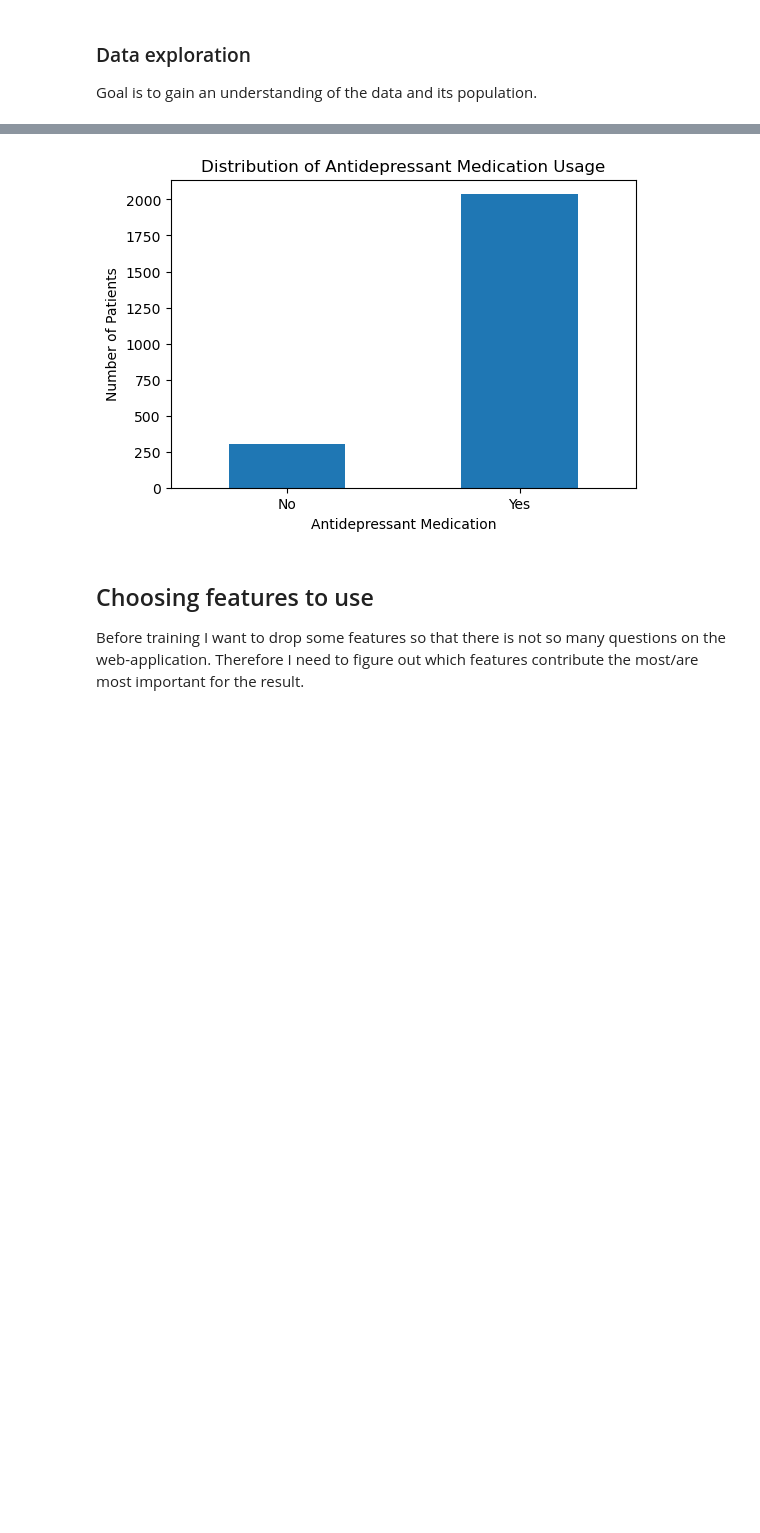
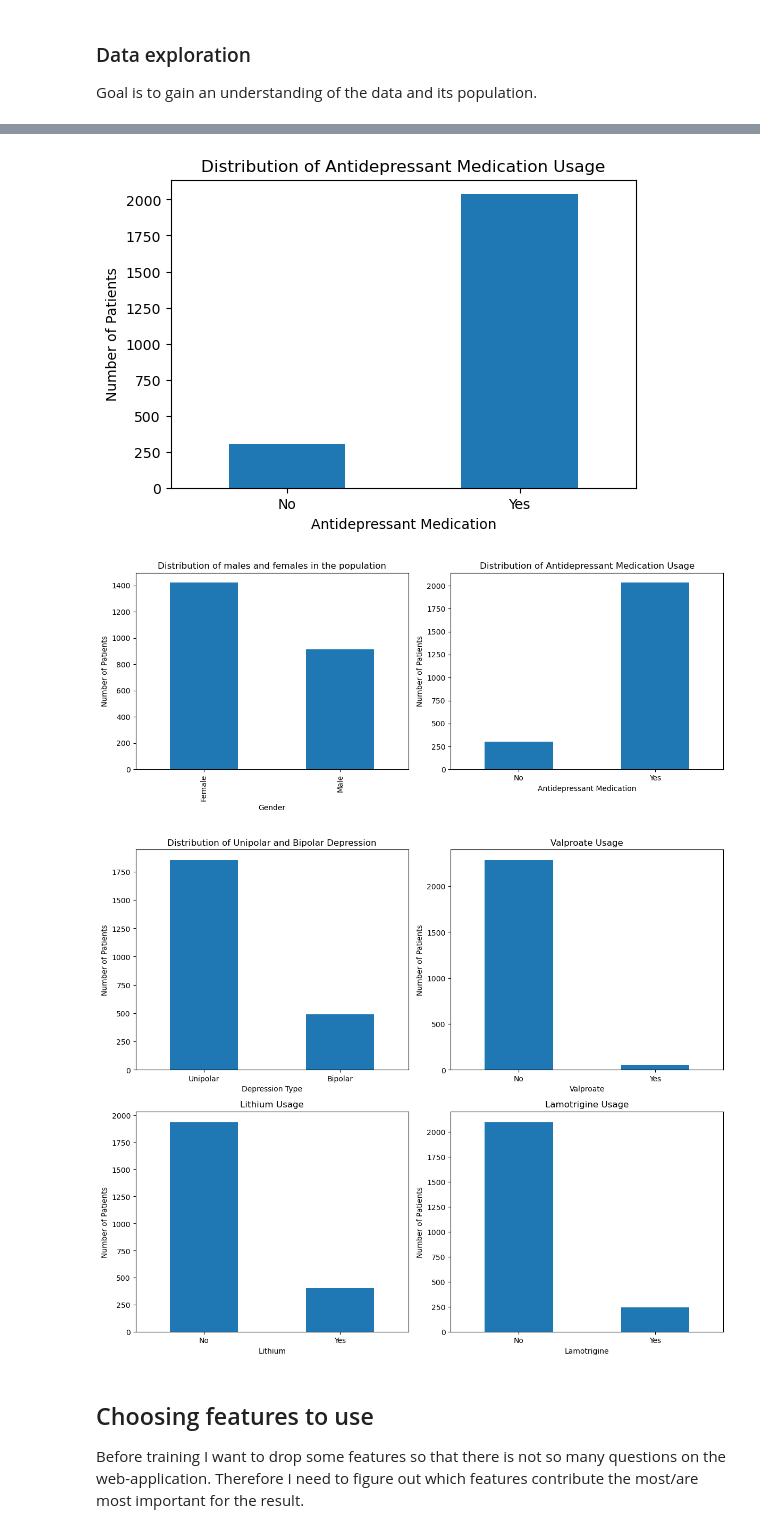
Before and after one commit to sofie-aa/Master-Thesis, a Jupyter notebook: Code/data_processing.ipynb, the cells around one changed output, grey strips where cells are left out. Cells and saved outputs as stored; diff of their text form; code cells hidden in the pictures; blank space fills up the shorter version.

Commit message:
Many fixes, new visualisations etc..

```diff
--- a/Code/data_processing.ipynb
+++ b/Code/data_processing.ipynb
@@ -83,33 +118,85 @@ med_counts = X_train["AntidepressantMedication"].map({0: "No", 1: "Yes"}).value_
 med_counts = med_counts.reindex(["No", "Yes"])
 plt.figure(figsize=(6,4))
 med_counts.plot(kind="bar")
 plt.title("Distribution of Antidepressant Medication Usage")
 plt.xlabel("Antidepressant Medication")
 plt.ylabel("Number of Patients")
 plt.xticks(rotation=0)
 plt.show()
+
+#Combine the two graphs into one picture
+fig, axes = plt.subplots(1, 2, figsize=(12, 5))
+# Plot gender distribution
+genderCounts.plot(kind='bar', ax=axes[0])
+axes[0].set_title('Distribution of males and females in the population')
+axes[0].set_xlabel('Gender')
+axes[0].set_ylabel('Number of Patients')
+# Plot antidepressant medication usage distribution
+med_counts.plot(kind="bar", ax=axes[1])
+axes[1].set_title("Distribution of Antidepressant Medication Usage")
+axes[1].set_xlabel("Antidepressant Medication")
+axes[1].set_ylabel("Number of Patients")
+axes[1].set_xticklabels(["No", "Yes"], rotation=0)
+plt.tight_layout()
+plt.show()
+
+#Show distribution of people with unipolar/bipolar and distribution of medicine used to treat or stabilize mood in bipolar patients.
+fig, axes = plt.subplots(2, 2, figsize=(12, 10))
+
+#1. Unipolar / Bipolar distribution
+X_train["DepressionType"].value_counts().plot(kind="bar", ax=axes[0, 0])
+axes[0, 0].set_title("Distribution of Unipolar and Bipolar Depression")
+axes[0, 0].set_xlabel("Depression Type")
+axes[0, 0].set_ylabel("Number of Patients")
+axes[0, 0].tick_params(axis="x", rotation=0)
+
+#2. Valproate usage
+X_train["Valproate"].value_counts().sort_index().plot(kind="bar", ax=axes[0, 1])
+axes[0, 1].set_title("Valproate Usage")
+axes[0, 1].set_xlabel("Valproate")
+axes[0, 1].set_ylabel("Number of Patients")
+axes[0, 1].set_xticklabels(["No", "Yes"], rotation=0)
+
+#3. Lithium usage
+X_train["Lithium"].value_counts().sort_index().plot(kind="bar", ax=axes[1, 0])
+axes[1, 0].set_title("Lithium Usage")
+axes[1, 0].set_xlabel("Lithium")
+axes[1, 0].set_ylabel("Number of Patients")
+axes[1, 0].set_xticklabels(["No", "Yes"], rotation=0)
+
+#4. Lamotrigine usage
+X_train["Lamotrigine"].value_counts().sort_index().plot(kind="bar", ax=axes[1, 1])
+axes[1, 1].set_title("Lamotrigine Usage")
+axes[1, 1].set_xlabel("Lamotrigine")
+axes[1, 1].set_ylabel("Number of Patients")
+axes[1, 1].set_xticklabels(["No", "Yes"], rotation=0)
+
+plt.tight_layout()
+plt.show()
 # %% [output]
        PsychoticFeatures  SubstanceUse  PersonalityDisorder  AnxietyDisorder  \
 count        2339.000000   2339.000000          2339.000000      2339.000000
 mean            0.183412      0.221890             0.120564         0.309534
 std             0.387086      0.415606             0.325690         0.462400
 min             0.000000      0.000000             0.000000         0.000000
 25%             0.000000      0.000000             0.000000         0.000000
 50%             0.000000      0.000000             0.000000         0.000000
 75%             0.000000      0.000000             0.000000         1.000000
 max             1.000000      1.000000             1.000000         1.000000
 
        AntidepressantMedication      Lithium  Lamotrigine    Valproate
 count               2339.000000  2339.000000  2339.000000  2339.000000
 mean                   0.870030     0.172296     0.103463     0.023942
 std                    0.336342     0.377718     0.304628     0.152901
 min                    0.000000     0.000000     0.000000     0.000000
 25%                    1.000000     0.000000     0.000000     0.000000
 50%                    1.000000     0.000000     0.000000     0.000000
 75%                    1.000000     0.000000     0.000000     0.000000
 max                    1.000000     1.000000     1.000000     1.000000
 [figure]
 [figure]
+[figure, added]
+[figure, added]
 # %% [markdown]
 ## Choosing features to use
 
```
Also changed, not shown: parts of 4 cells of this notebook, 17 other files.
